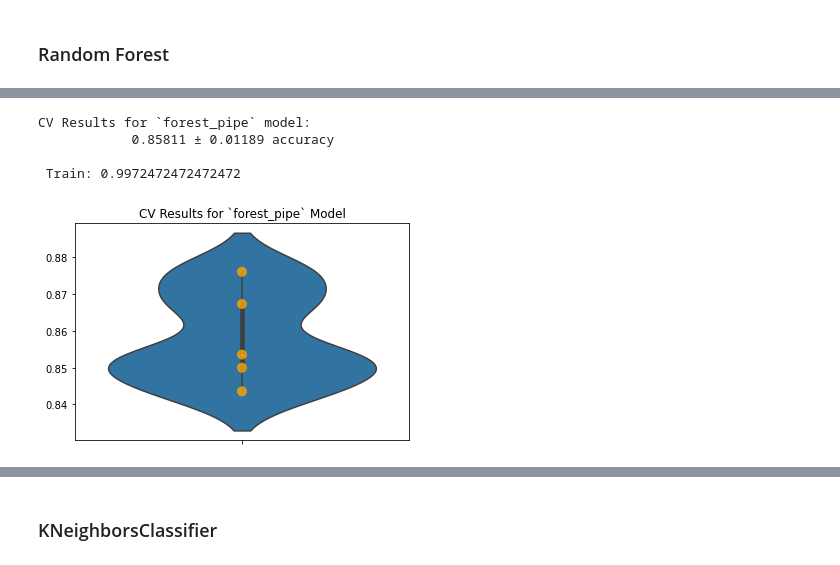
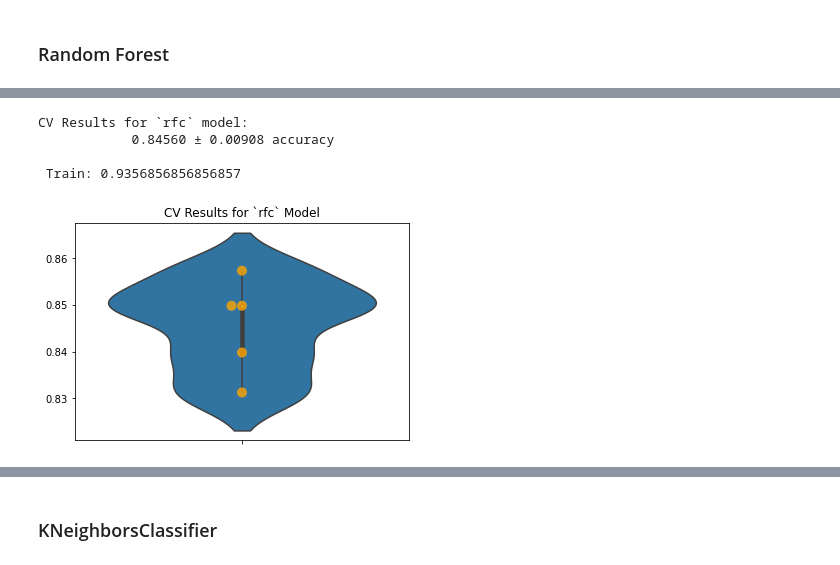
Before and after one commit to Meir-Alelov/Natural-Product-Classifier, a Jupyter notebook: notebooks/data_cleaning.ipynb, the cells around one changed output, grey strips where cells are left out. Cells and saved outputs as stored; diff of their text form; code cells hidden in the pictures.

Commit message:
adding data from both data folder and notebooks folder

```diff
--- a/notebooks/data_cleaning.ipynb
+++ b/notebooks/data_cleaning.ipynb
@@ -73 +241,5 @@ df.drop(['MolecularFormula'], axis=1, inplace=True)
+# %%
+# dropping Molecular formula and FCharge, as both are accounted for in chemparse.
+# we can also drop Molecular Weight, since exact mass and monoisopotic mass are essentially accounting for this.
+df.drop(['MolecularFormula', 'FCharge', 'MolecularWeight'], axis=1, inplace=True)
 # %% [markdown]
@@ -218,0 +384,3 @@ Name: XLogP, dtype: int64
+# %%
+clean_df = df
+clean_df.shape
@@ -430,15 +659,15 @@ ct = ColumnTransformer(transformers = [('subpipe_num', subpipe_num, X_train.colu
 # %% [markdown]
 ### Baseline Model
 # %%
-dummy_pipe = Pipeline(steps=[
-    ('ct', ct),
-    ('dummy', DummyClassifier(strategy='most_frequent'))])
+# creating a baseline model to compare performance
 
-dummy_pipe.fit(X_train, y_train)
+dummy_model = DummyClassifier(strategy='most_frequent')
 
-dummy_model_pipe = ModelWithCV(
-    model=dummy_pipe,
-    model_name='dummy_model_pipe',
+dummy_model.fit(X_train, y_train)
+
+dummy_model_res = ModelWithCV(
+    model=dummy_model,
+    model_name='dummy_model',
     X=X_train,
     y=y_train)
 # %%
@@ -546,11 +788,14 @@ plot_confusion_matrix(dt_model_pipe, X_train, y_train, ax=ax, cmap="plasma");
 # %%
-rfc_model_pipe = Pipeline(steps=[
-                ('ct', ct),
-                ('rfc', RandomForestClassifier(random_state=42))])
+# rfc_model_pipe = Pipeline(steps=[
+#                 ('ct', ct),
+#                 ('rfc', RandomForestClassifier(n_jobs=-1, random_state=42))])
 
-rfc_model_pipe.fit(X_train, y_train)
+# rfc_model_pipe.fit(X_train, y_train)
 
-forest_pipe = ModelWithCV(model=rfc_model_pipe,
-                          model_name='forest_pipe',
+rfc = RandomForestClassifier(n_jobs=-1, n_estimators=10000, max_depth=13, random_state=42)
+rfc.fit(X_train, y_train)
+
+forest_res = ModelWithCV(model=rfc,
+                          model_name='rfc',
                           X=X_train,
                           y=y_train)
@@ -557,15 +808,15 @@ forest_pipe = ModelWithCV(model=rfc_model_pipe,
 # %%
 fig, ax = plt.subplots()
 
-forest_pipe.plot_cv(ax=ax)
+forest_res.plot_cv(ax=ax)
 
-forest_pipe.print_cv_summary()
+forest_res.print_cv_summary()
 
-train_score = rfc_model_pipe.score(X_train, y_train)
-print(f' Train: {train_score}')
+rf_train_score = rfc.score(X_train, y_train)
+print(f' Train: {rf_train_score}')
 # %% [output]
-CV Results for `forest_pipe` model:
-            0.85811 ± 0.01189 accuracy
+CV Results for `rfc` model:
+            0.84560 ± 0.00908 accuracy
 
- Train: 0.9972472472472472
+ Train: 0.9356856856856857
-[figure, old version]
+[figure, new version]
```
Also changed, not shown: parts of 239 cells of this notebook, 11 other files.
